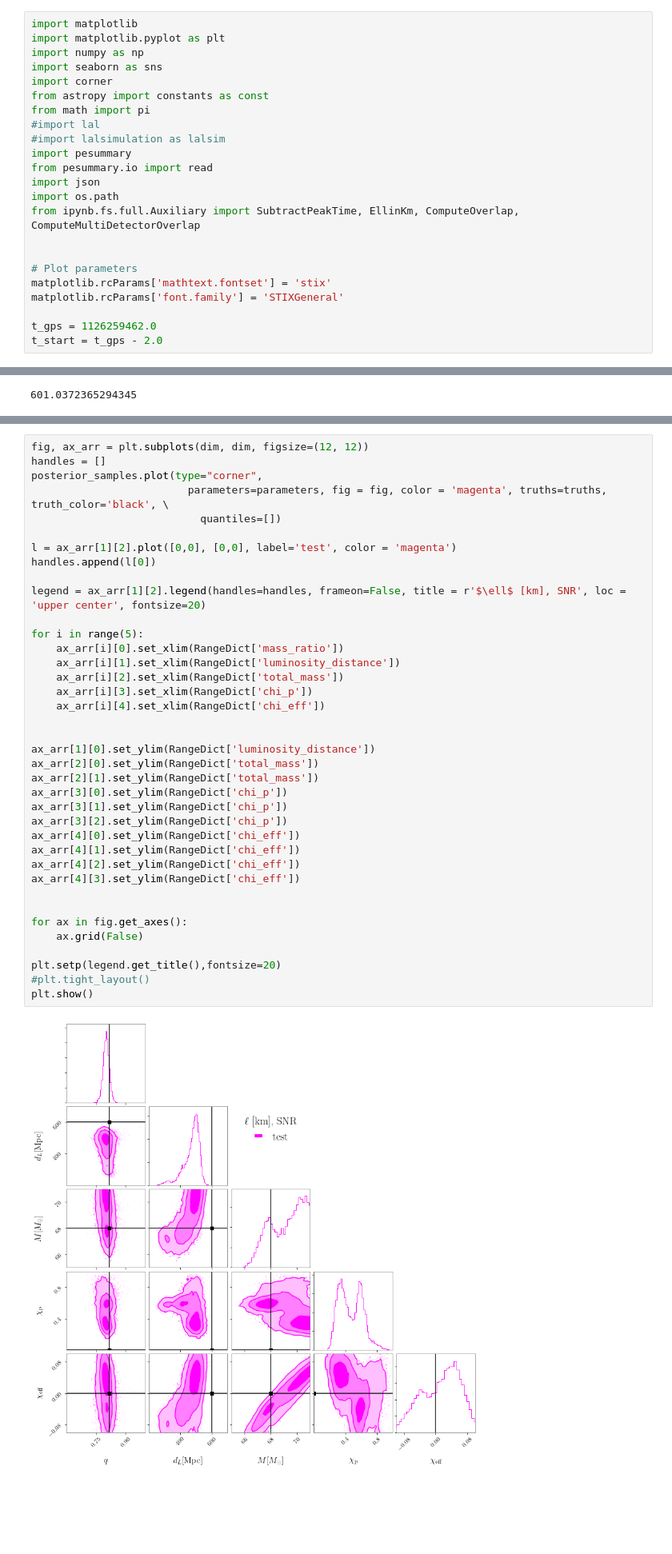
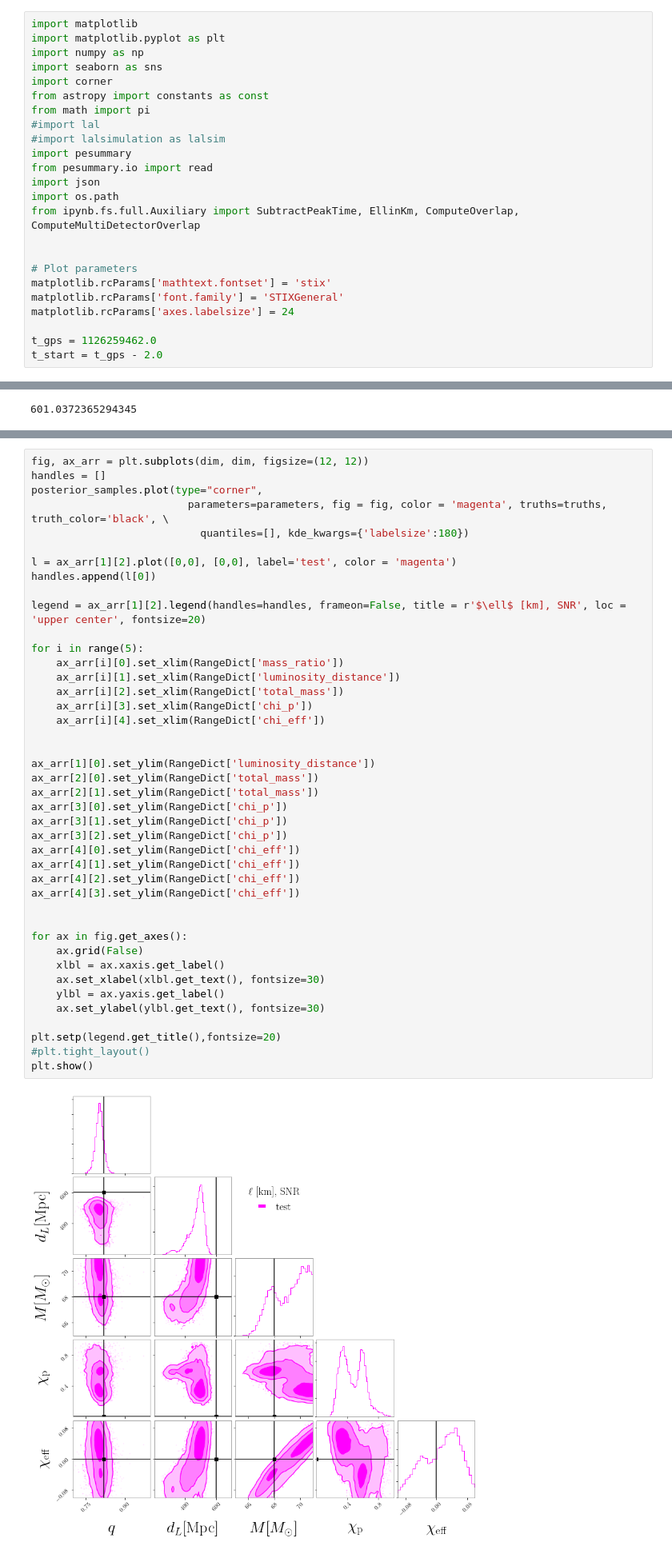
Before and after one commit to mariaokounkova/BeyondGRAnalysis, a Jupyter notebook: BilbyAnalysis.ipynb, the cells around one changed output, grey strips where cells are left out. Shown at 80% size. Saved outputs shown, nothing was run; the diff lists cells and outputs as text; blank space fills up the shorter version.

```diff
--- a/BilbyAnalysis.ipynb
+++ b/BilbyAnalysis.ipynb
@@ -26,6 +26,7 @@ from ipynb.fs.full.Auxiliary import SubtractPeakTime, EllinKm, ComputeOverlap, C
 # Plot parameters
 matplotlib.rcParams['mathtext.fontset'] = 'stix'
 matplotlib.rcParams['font.family'] = 'STIXGeneral'
+matplotlib.rcParams['axes.labelsize'] = 24
 
 t_gps = 1126259462.0
 t_start = t_gps - 2.0
@@ -185,41 +200,45 @@ fig, ax_arr = plt.subplots(dim, dim, figsize=(12, 12))
 handles = []
 posterior_samples.plot(type="corner",
                          parameters=parameters, fig = fig, color = 'magenta', truths=truths, truth_color='black', \
-                           quantiles=[])
+                           quantiles=[], kde_kwargs={'labelsize':180})
 
 l = ax_arr[1][2].plot([0,0], [0,0], label='test', color = 'magenta')
 handles.append(l[0])
 
 legend = ax_arr[1][2].legend(handles=handles, frameon=False, title = r'$\ell$ [km], SNR', loc = 'upper center', fontsize=20)
 
 for i in range(5):
     ax_arr[i][0].set_xlim(RangeDict['mass_ratio'])
     ax_arr[i][1].set_xlim(RangeDict['luminosity_distance'])
     ax_arr[i][2].set_xlim(RangeDict['total_mass'])
     ax_arr[i][3].set_xlim(RangeDict['chi_p'])
     ax_arr[i][4].set_xlim(RangeDict['chi_eff'])
 
 
 ax_arr[1][0].set_ylim(RangeDict['luminosity_distance'])
 ax_arr[2][0].set_ylim(RangeDict['total_mass'])
 ax_arr[2][1].set_ylim(RangeDict['total_mass'])
 ax_arr[3][0].set_ylim(RangeDict['chi_p'])
 ax_arr[3][1].set_ylim(RangeDict['chi_p'])
 ax_arr[3][2].set_ylim(RangeDict['chi_p'])
 ax_arr[4][0].set_ylim(RangeDict['chi_eff'])
 ax_arr[4][1].set_ylim(RangeDict['chi_eff'])
 ax_arr[4][2].set_ylim(RangeDict['chi_eff'])
 ax_arr[4][3].set_ylim(RangeDict['chi_eff'])
 
 
 for ax in fig.get_axes():
     ax.grid(False)
+    xlbl = ax.xaxis.get_label()
+    ax.set_xlabel(xlbl.get_text(), fontsize=30)
+    ylbl = ax.yaxis.get_label()
+    ax.set_ylabel(ylbl.get_text(), fontsize=30)
 
 plt.setp(legend.get_title(),fontsize=20)
 #plt.tight_layout()
 plt.show()
 # %% [output]
-[figure, old version]
+[figure, new version]
 # %%
 def CornerPlot(cmap):
     """ Make a corner plot of Bilby runs on GR injections with various SNRs"""
```
Also changed, not shown: parts of 5 cells of this notebook.
